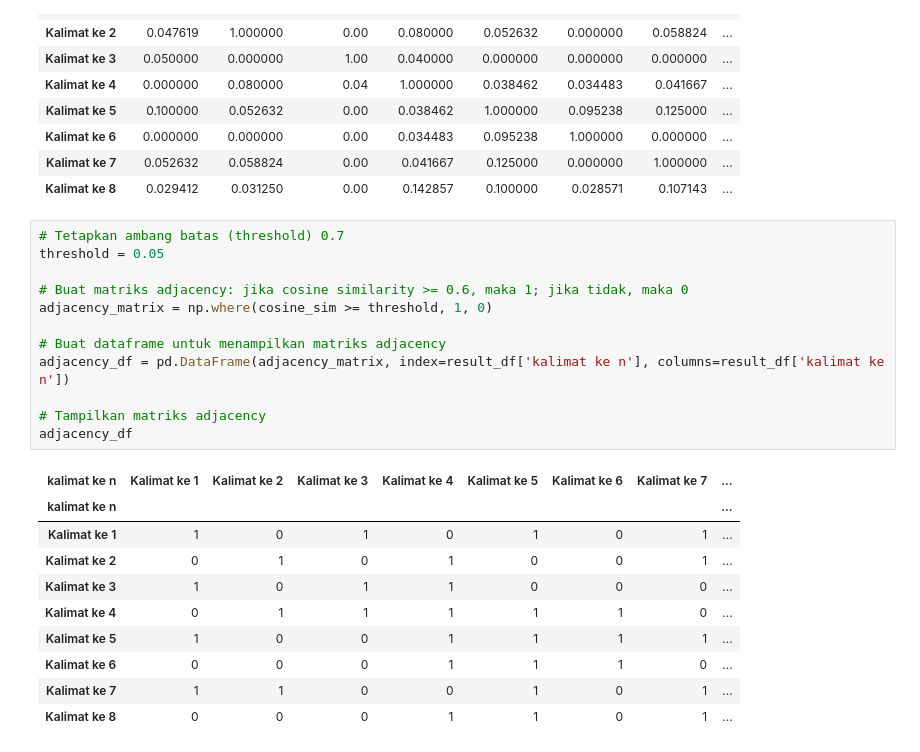
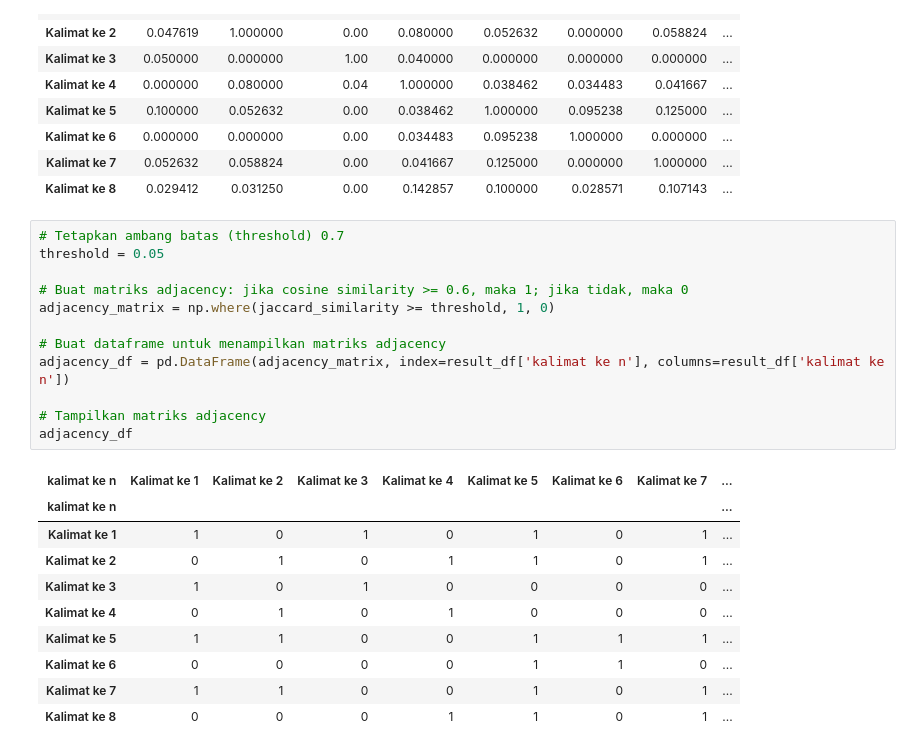
Before and after one commit to achmadbaharuddinakbar/PPW-A, a Jupyter notebook: _sources/tugas-ppw/Tugas4-2.ipynb, the cells around one changed output. Cells and saved outputs as stored; diff of their text form.

```diff
--- a/_sources/tugas-ppw/Tugas4-2.ipynb
+++ b/_sources/tugas-ppw/Tugas4-2.ipynb
@@ -248,24 +248,24 @@ jaccard_df
 # %%
 # Tetapkan ambang batas (threshold) 0.7
 threshold = 0.05
 
 # Buat matriks adjacency: jika cosine similarity >= 0.6, maka 1; jika tidak, maka 0
-adjacency_matrix = np.where(cosine_sim >= threshold, 1, 0)
+adjacency_matrix = np.where(jaccard_similarity >= threshold, 1, 0)
 
 # Buat dataframe untuk menampilkan matriks adjacency
 adjacency_df = pd.DataFrame(adjacency_matrix, index=result_df['kalimat ke n'], columns=result_df['kalimat ke n'])
 
 # Tampilkan matriks adjacency
 adjacency_df
 # %% [output]
 | kalimat ke n | Kalimat ke 1 | Kalimat ke 2 | Kalimat ke 3 | Kalimat ke 4 | Kalimat ke 5 | Kalimat ke 6 | Kalimat ke 7 | ... |
 | kalimat ke n |  |  |  |  |  |  |  | ... |
 | Kalimat ke 1 | 1 | 0 | 1 | 0 | 1 | 0 | 1 | ... |
-| Kalimat ke 2 | 0 | 1 | 0 | 1 | 0 | 0 | 1 | ... |
-| Kalimat ke 3 | 1 | 0 | 1 | 1 | 0 | 0 | 0 | ... |
-| Kalimat ke 4 | 0 | 1 | 1 | 1 | 1 | 1 | 0 | ... |
-| Kalimat ke 5 | 1 | 0 | 0 | 1 | 1 | 1 | 1 | ... |
-| Kalimat ke 6 | 0 | 0 | 0 | 1 | 1 | 1 | 0 | ... |
+| Kalimat ke 2 | 0 | 1 | 0 | 1 | 1 | 0 | 1 | ... |
+| Kalimat ke 3 | 1 | 0 | 1 | 0 | 0 | 0 | 0 | ... |
+| Kalimat ke 4 | 0 | 1 | 0 | 1 | 0 | 0 | 0 | ... |
+| Kalimat ke 5 | 1 | 1 | 0 | 0 | 1 | 1 | 1 | ... |
+| Kalimat ke 6 | 0 | 0 | 0 | 0 | 1 | 1 | 0 | ... |
 | Kalimat ke 7 | 1 | 1 | 0 | 0 | 1 | 0 | 1 | ... |
 | Kalimat ke 8 | 0 | 0 | 0 | 1 | 1 | 0 | 1 | ... |
 # %%
```
Also changed, not shown: parts of 4 cells of this notebook, 52 other files.
